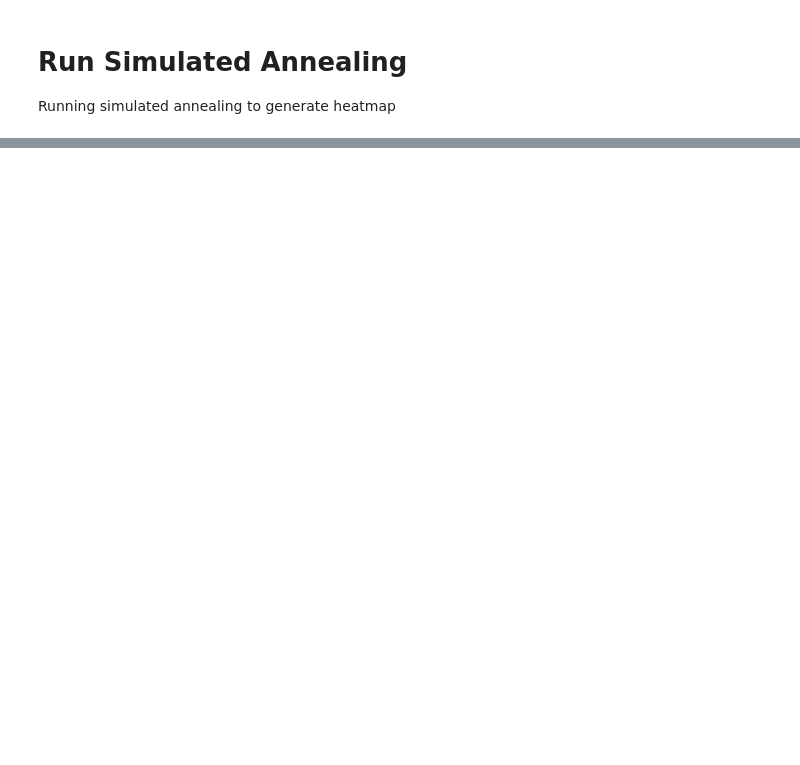
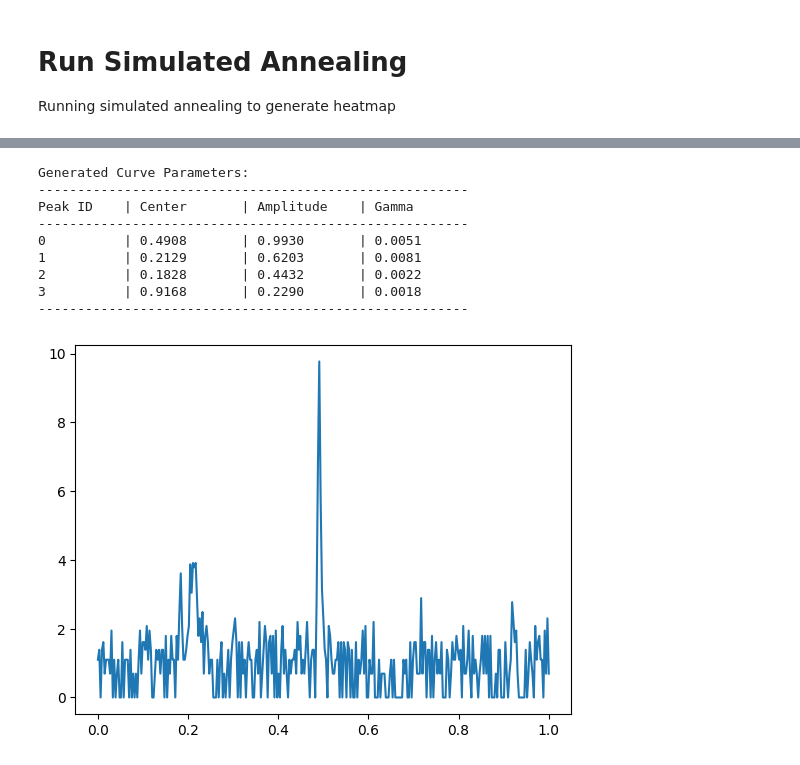
Before and after one commit to SauloSamps/Raman-Fitting-Pipeline, a Jupyter notebook: code/lab-sa.ipynb, the cells around one changed output, grey strips where cells are left out. Saved outputs shown, nothing was run; the diff lists cells and outputs as text; code cells hidden in the pictures; blank space fills up the shorter version.

```diff
--- a/code/lab-sa.ipynb
+++ b/code/lab-sa.ipynb
@@ -31,0 +48,15 @@ index, map = simulated_annealing(y, kmax=100, max_temp=0.5, cooling_factor=400,
+# %%
+flattened_x = np.linspace(0, 1, (len(y)//3))
+plt.plot(flattened_x, flattened)
+print_peak_params(params)
+# %% [output]
+Generated Curve Parameters:
+-------------------------------------------------------
+Peak ID    | Center       | Amplitude    | Gamma
+-------------------------------------------------------
+0          | 0.4908       | 0.9930       | 0.0051
+1          | 0.2129       | 0.6203       | 0.0081
+2          | 0.1828       | 0.4432       | 0.0022
+3          | 0.9168       | 0.2290       | 0.0018
+-------------------------------------------------------
+[figure, added]
```
Also changed, not shown: parts of 5 cells of this notebook, 3 other files.
